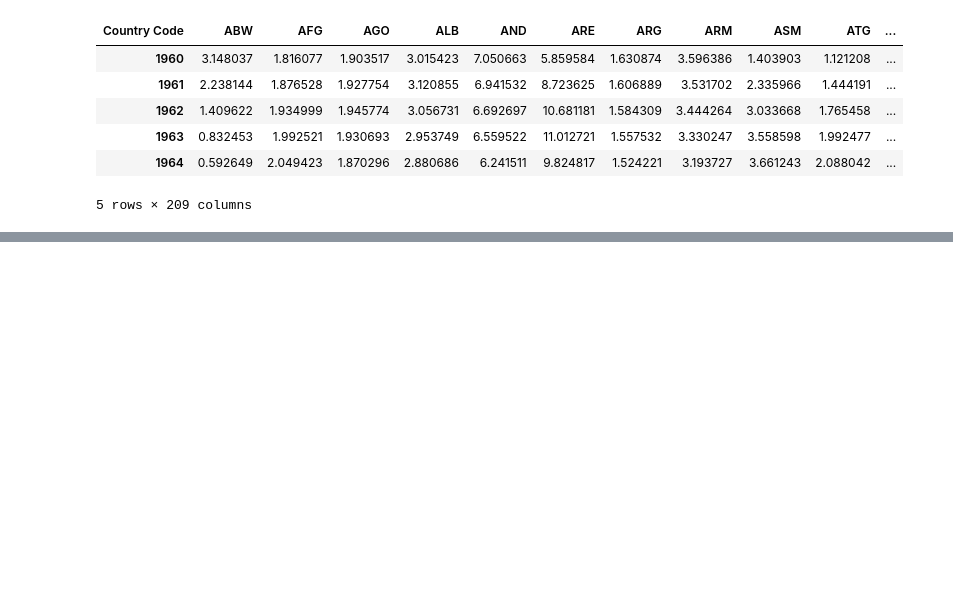
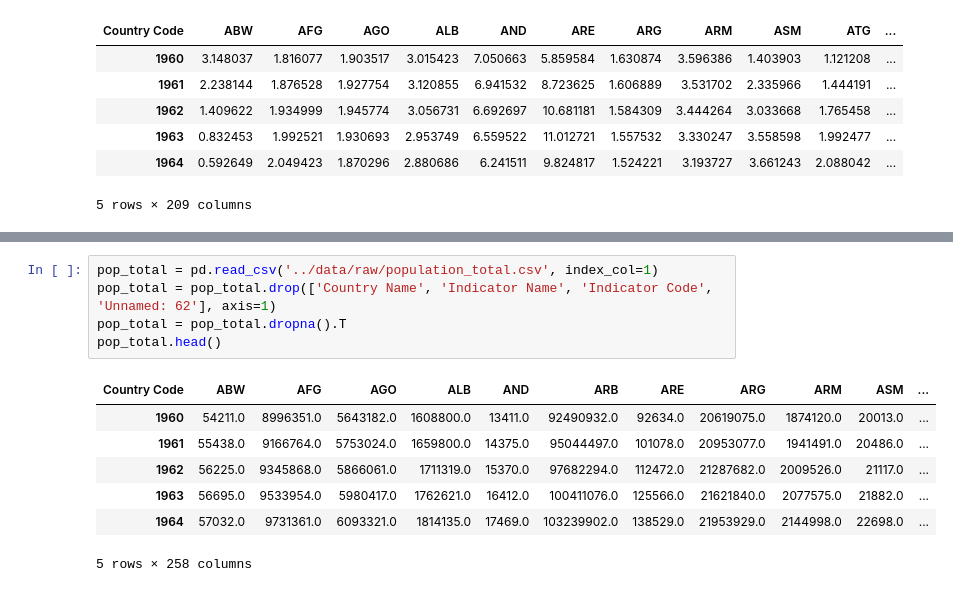
Before and after one commit to yutarochan/SOC423, a Jupyter notebook: notebooks/Preprocessing Script.ipynb, the cells around one changed output, grey strips where cells are left out. Saved outputs shown, nothing was run; the diff lists cells and outputs as text; blank space fills up the shorter version.

```diff
--- a/notebooks/Preprocessing Script.ipynb
+++ b/notebooks/Preprocessing Script.ipynb
@@ -212,0 +221,13 @@ pop_growth.head()
+# %%
+pop_total = pd.read_csv('../data/raw/population_total.csv', index_col=1)
+pop_total = pop_total.drop(['Country Name', 'Indicator Name', 'Indicator Code', 'Unnamed: 62'], axis=1)
+pop_total = pop_total.dropna().T
+pop_total.head()
+# %% [output]
+| Country Code | ABW | AFG | AGO | ALB | AND | ARB | ARE | ARG | ARM | ASM | ... |
+| 1960 | 54211.0 | 8996351.0 | 5643182.0 | 1608800.0 | 13411.0 | 92490932.0 | 92634.0 | 20619075.0 | 1874120.0 | 20013.0 | ... |
+| 1961 | 55438.0 | 9166764.0 | 5753024.0 | 1659800.0 | 14375.0 | 95044497.0 | 101078.0 | 20953077.0 | 1941491.0 | 20486.0 | ... |
+| 1962 | 56225.0 | 9345868.0 | 5866061.0 | 1711319.0 | 15370.0 | 97682294.0 | 112472.0 | 21287682.0 | 2009526.0 | 21117.0 | ... |
+| 1963 | 56695.0 | 9533954.0 | 5980417.0 | 1762621.0 | 16412.0 | 100411076.0 | 125566.0 | 21621840.0 | 2077575.0 | 21882.0 | ... |
+| 1964 | 57032.0 | 9731361.0 | 6093321.0 | 1814135.0 | 17469.0 | 103239902.0 | 138529.0 | 21953929.0 | 2144998.0 | 22698.0 | ... |
+5 rows × 258 columns
```
Also changed, not shown: parts of 9 cells of this notebook, 4 other files.
